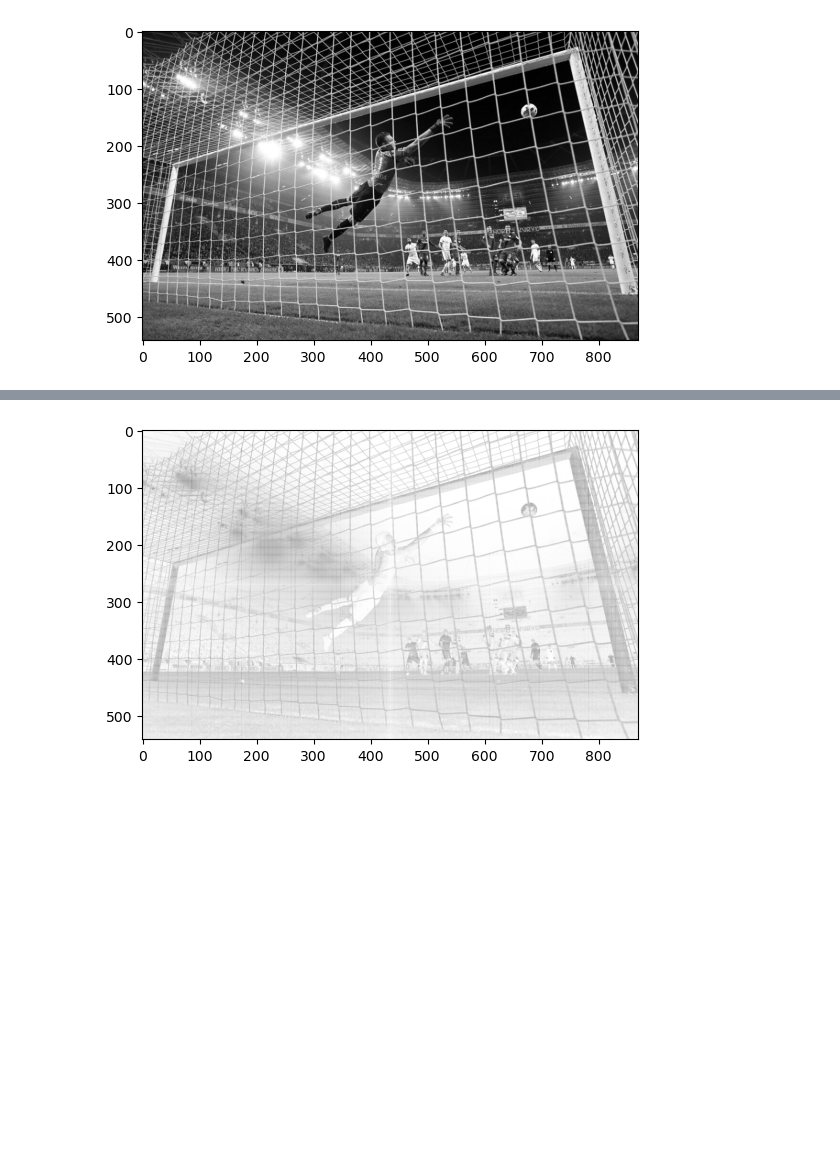
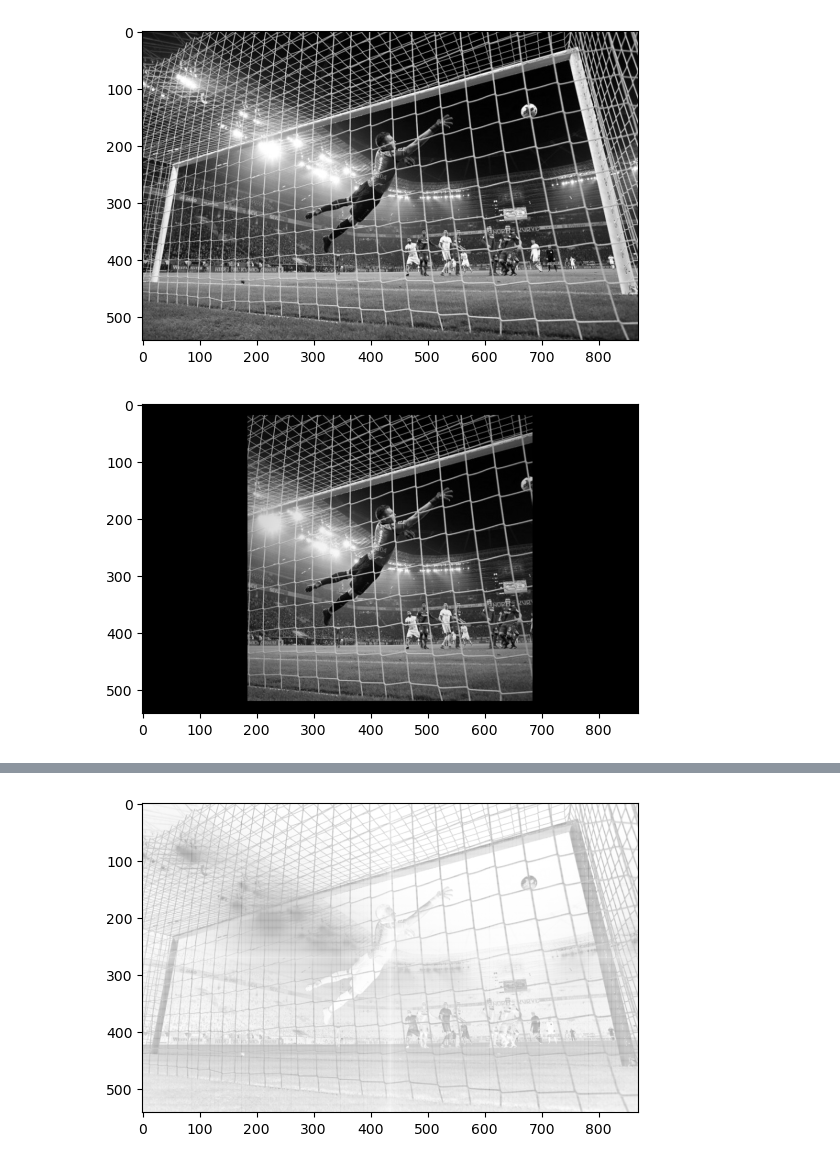
Before and after one commit to brunorais/vision_computadora_I, a Jupyter notebook: Material_TPs/TP2/TP2_Bruno_Rais.ipynb, the cells around one changed output, grey strips where cells are left out. Saved outputs shown, nothing was run; the diff lists cells and outputs as text; code cells hidden in the pictures; blank space fills up the shorter version.

```diff
--- a/Material_TPs/TP2/TP2_Bruno_Rais.ipynb
+++ b/Material_TPs/TP2/TP2_Bruno_Rais.ipynb
@@ -30,3 +30,9 @@ plt.imshow(img, cmap='gray')
 plt.show()
 # %% [output]
 [figure]
+# %%
+out = img * create_gauss_filter(img.shape[0],img.shape[1],500,400)[0]
+plt.imshow(out, cmap='gray')
+plt.show()
+# %% [output]
+[figure, added]
```
Also changed, not shown: parts of 13 cells of this notebook.
